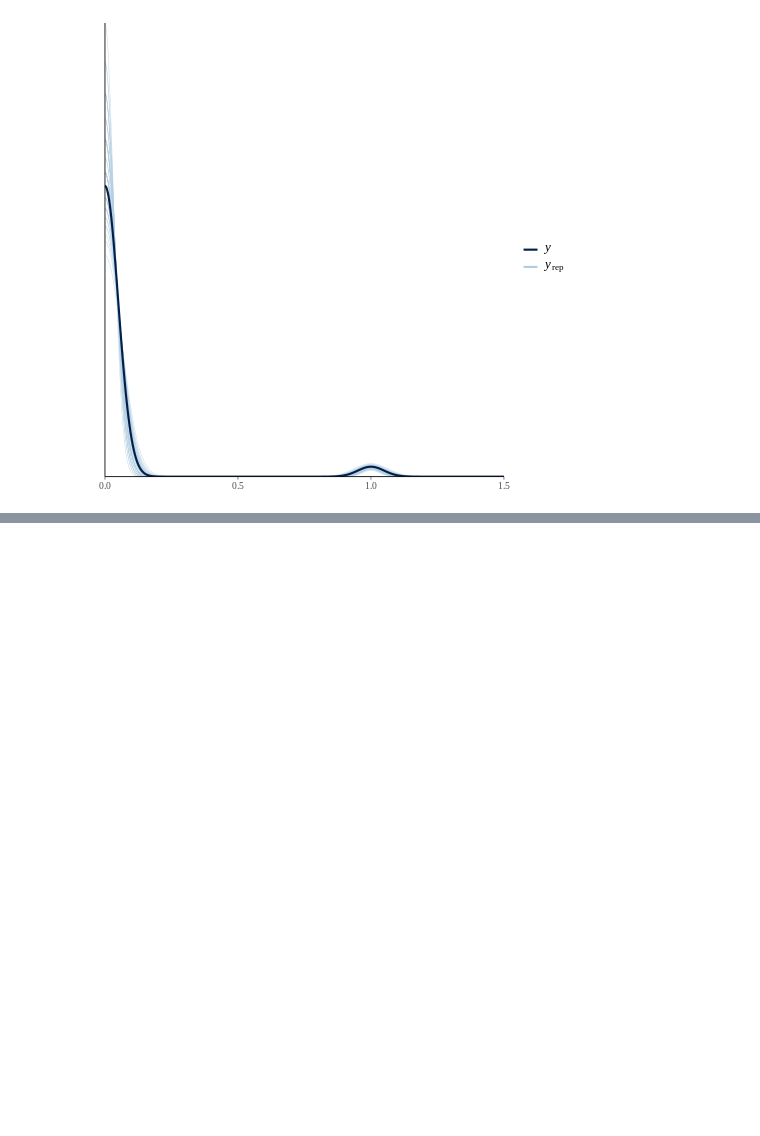
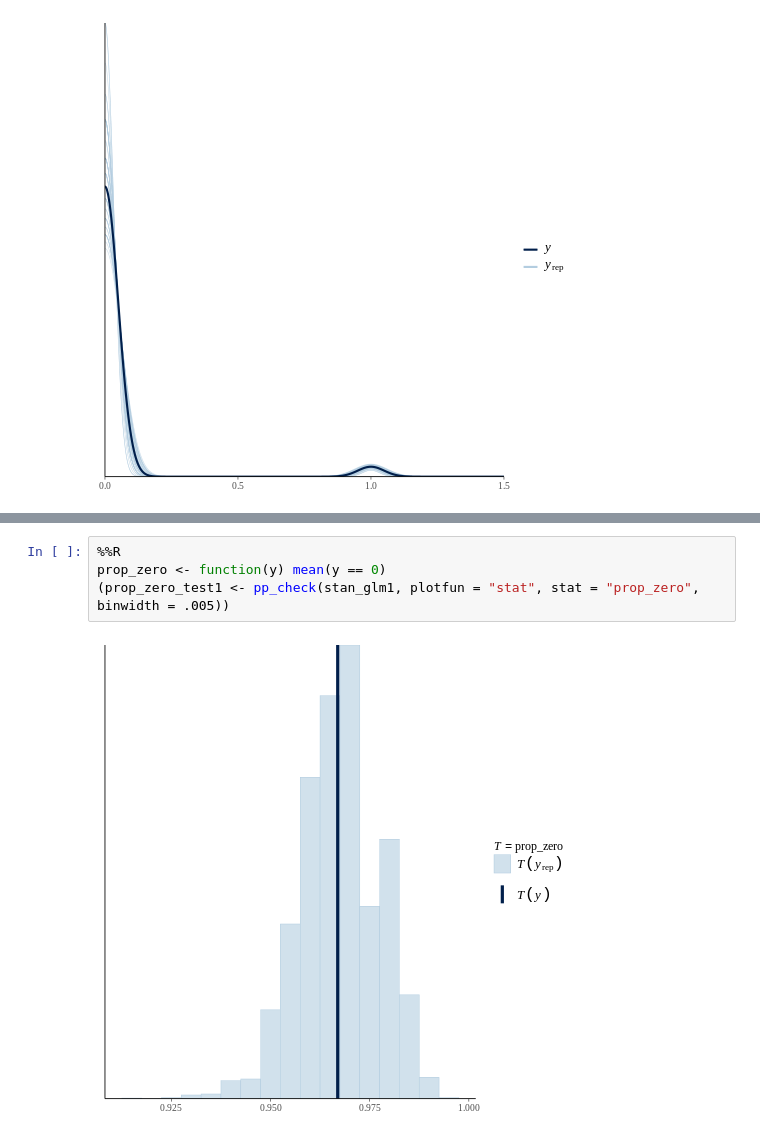
Before and after one commit to uervitonsantos/Atividade_Analise_Bayeseana_Com_RSTAN, a Jupyter notebook: trabalho_de_estatistivca_bayesiana.ipynb, the cells around one changed output, grey strips where cells are left out. Drawn from its saved outputs; the diff is of its cells as text; blank space fills up the shorter version.

```diff
--- a/trabalho_de_estatistivca_bayesiana.ipynb
+++ b/trabalho_de_estatistivca_bayesiana.ipynb
@@ -126,0 +151,6 @@ pp_check(stan_glm1, ndraws = 50) + xlim(0.1, 2)
+# %%
+%%R
+prop_zero <- function(y) mean(y == 0)
+(prop_zero_test1 <- pp_check(stan_glm1, plotfun = "stat", stat = "prop_zero", binwidth = .005))
+# %% [output]
+[figure, added]
```
Also changed, not shown: parts of 9 cells of this notebook.
